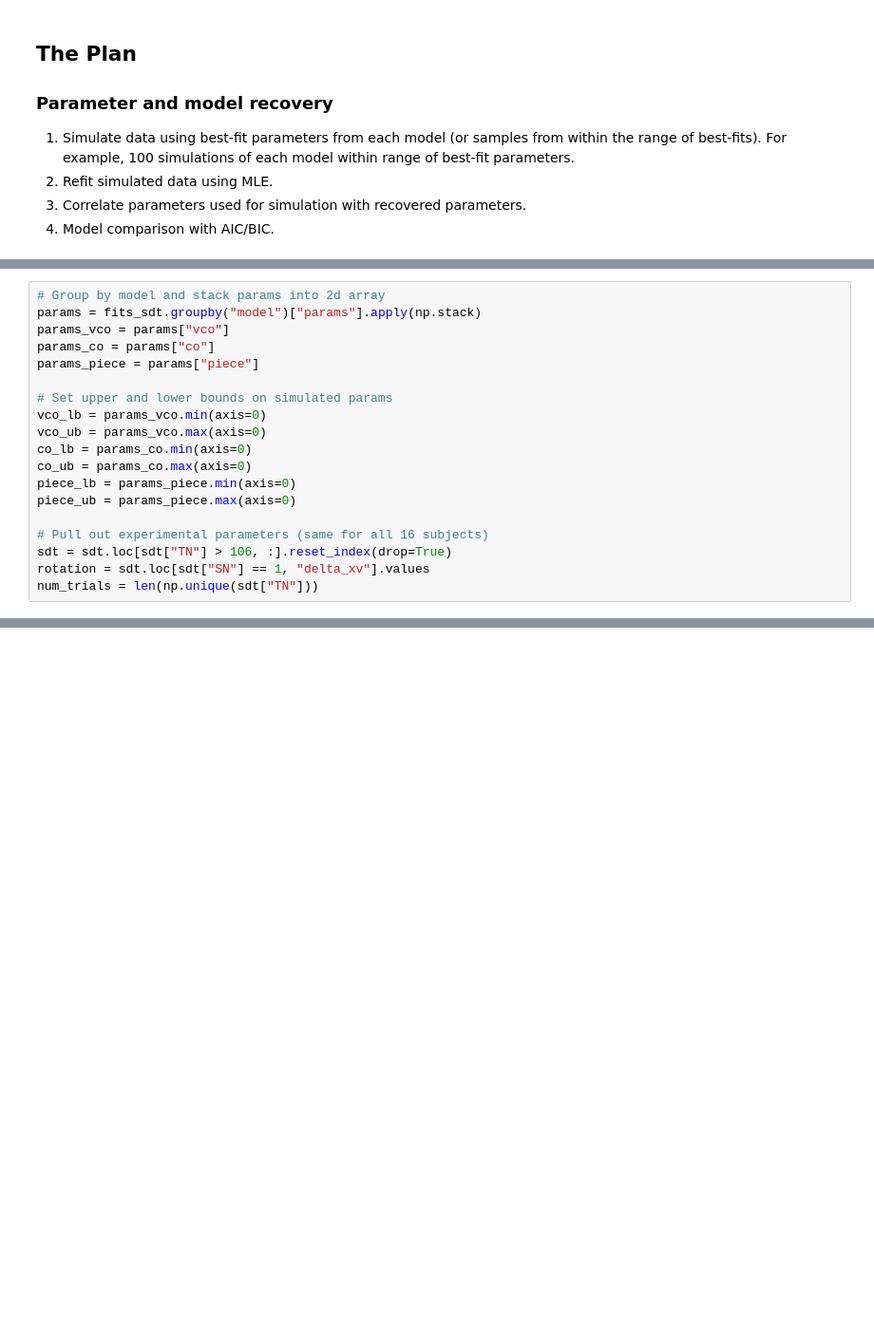
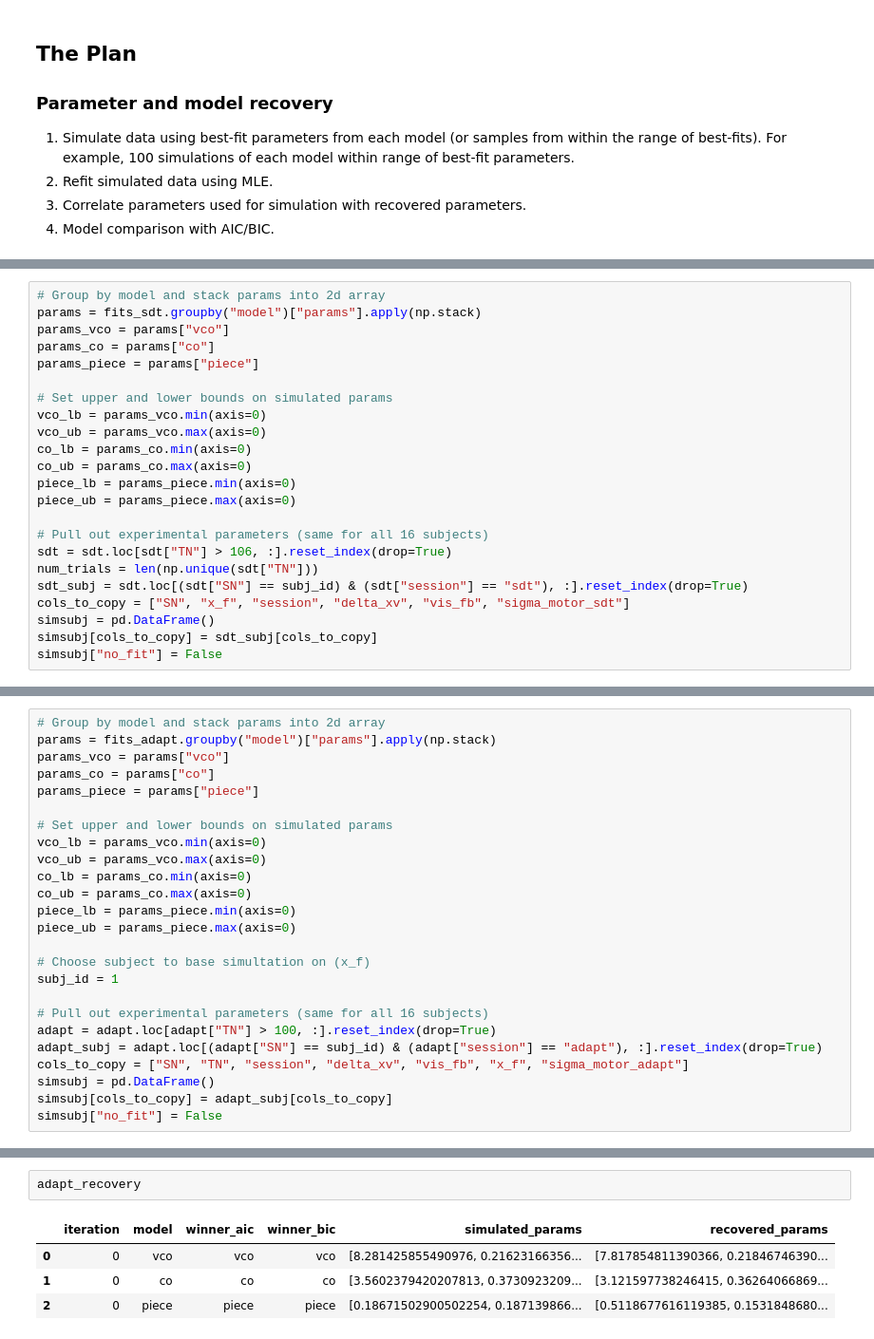
Before and after one commit to ccmlab-ubc/pertdetect-adapt, a Jupyter notebook: modeling/parameter-recovery.ipynb, the cells around one changed output, grey strips where cells are left out. Shown at 95% size. Drawn from its saved outputs; the diff is of its cells as text; blank space fills up the shorter version.

```diff
--- a/modeling/parameter-recovery.ipynb
+++ b/modeling/parameter-recovery.ipynb
@@ -71,6 +75,10 @@ piece_ub = params_piece.max(axis=0)
 
 # Pull out experimental parameters (same for all 16 subjects)
 sdt = sdt.loc[sdt["TN"] > 106, :].reset_index(drop=True)
-rotation = sdt.loc[sdt["SN"] == 1, "delta_xv"].values
 num_trials = len(np.unique(sdt["TN"]))
+sdt_subj = sdt.loc[(sdt["SN"] == subj_id) & (sdt["session"] == "sdt"), :].reset_index(drop=True)
+cols_to_copy = ["SN", "x_f", "session", "delta_xv", "vis_fb", "sigma_motor_sdt"]
+simsubj = pd.DataFrame()
+simsubj[cols_to_copy] = sdt_subj[cols_to_copy]
+simsubj["no_fit"] = False
 # %%
@@ -205,0 +218,25 @@ np.zeros(2, 3)
+# %%
+# Group by model and stack params into 2d array
+params = fits_adapt.groupby("model")["params"].apply(np.stack)
+params_vco = params["vco"]
+params_co = params["co"]
+params_piece = params["piece"]
+
+# Set upper and lower bounds on simulated params
+vco_lb = params_vco.min(axis=0)
+vco_ub = params_vco.max(axis=0)
+co_lb = params_co.min(axis=0)
+co_ub = params_co.max(axis=0)
+piece_lb = params_piece.min(axis=0)
+piece_ub = params_piece.max(axis=0)
+
+# Choose subject to base simultation on (x_f)
+subj_id = 1
+
+# Pull out experimental parameters (same for all 16 subjects)
+adapt = adapt.loc[adapt["TN"] > 100, :].reset_index(drop=True)
+adapt_subj = adapt.loc[(adapt["SN"] == subj_id) & (adapt["session"] == "adapt"), :].reset_index(drop=True)
+cols_to_copy = ["SN", "TN", "session", "delta_xv", "vis_fb", "x_f", "sigma_motor_adapt"]
+simsubj = pd.DataFrame()
+simsubj[cols_to_copy] = adapt_subj[cols_to_copy]
+simsubj["no_fit"] = False
@@ -205,0 +391,7 @@ np.zeros(2, 3)
+# %%
+adapt_recovery
+# %% [output]
+|  | iteration | model | winner_aic | winner_bic | simulated_params | recovered_params |
+| 0 | 0 | vco | vco | vco | [8.281425855490976, 0.21623166356... | [7.817854811390366, 0.21846746390... |
+| 1 | 0 | co | co | co | [3.5602379420207813, 0.3730923209... | [3.121597738246415, 0.36264066869... |
+| 2 | 0 | piece | piece | piece | [0.18671502900502254, 0.187139866... | [0.5118677616119385, 0.1531848680... |
```
Also changed, not shown: parts of 11 cells of this notebook, 8 other files.
